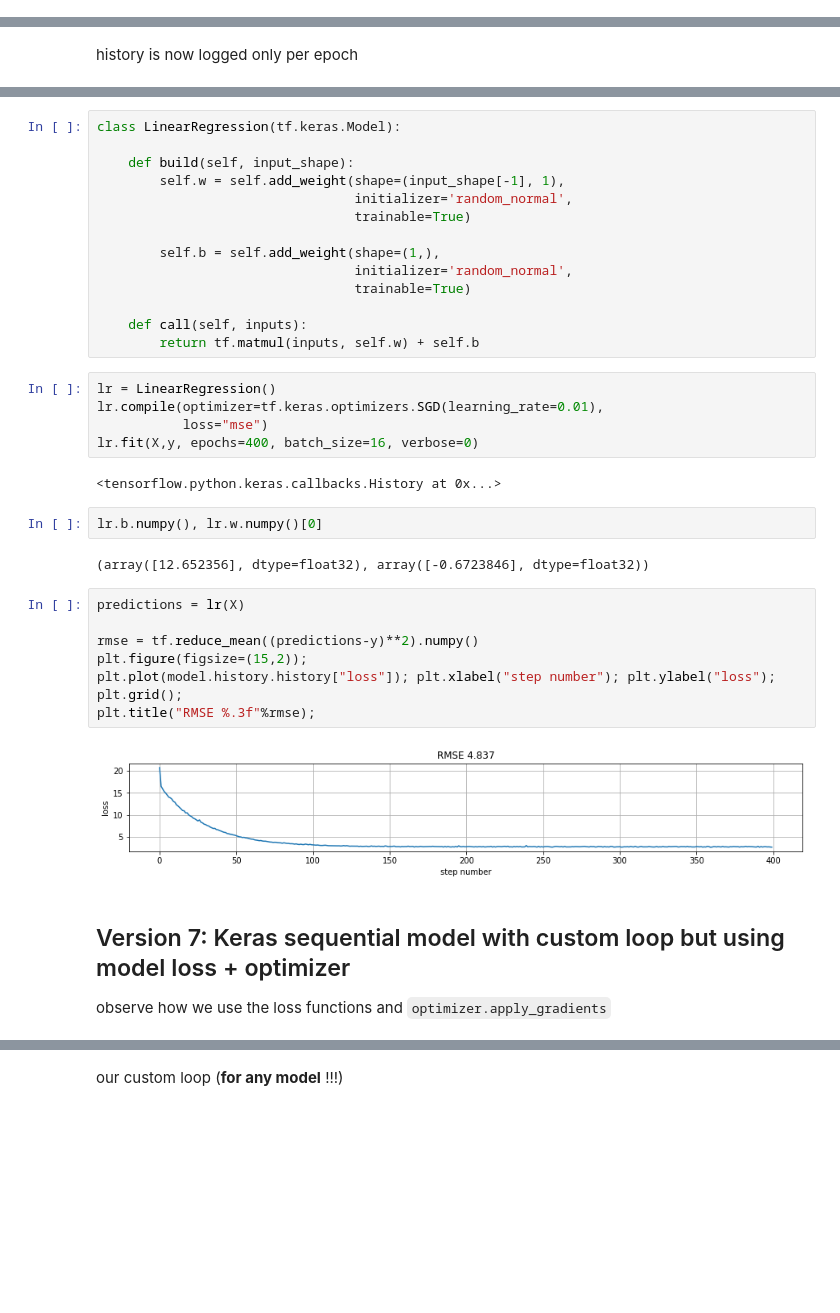
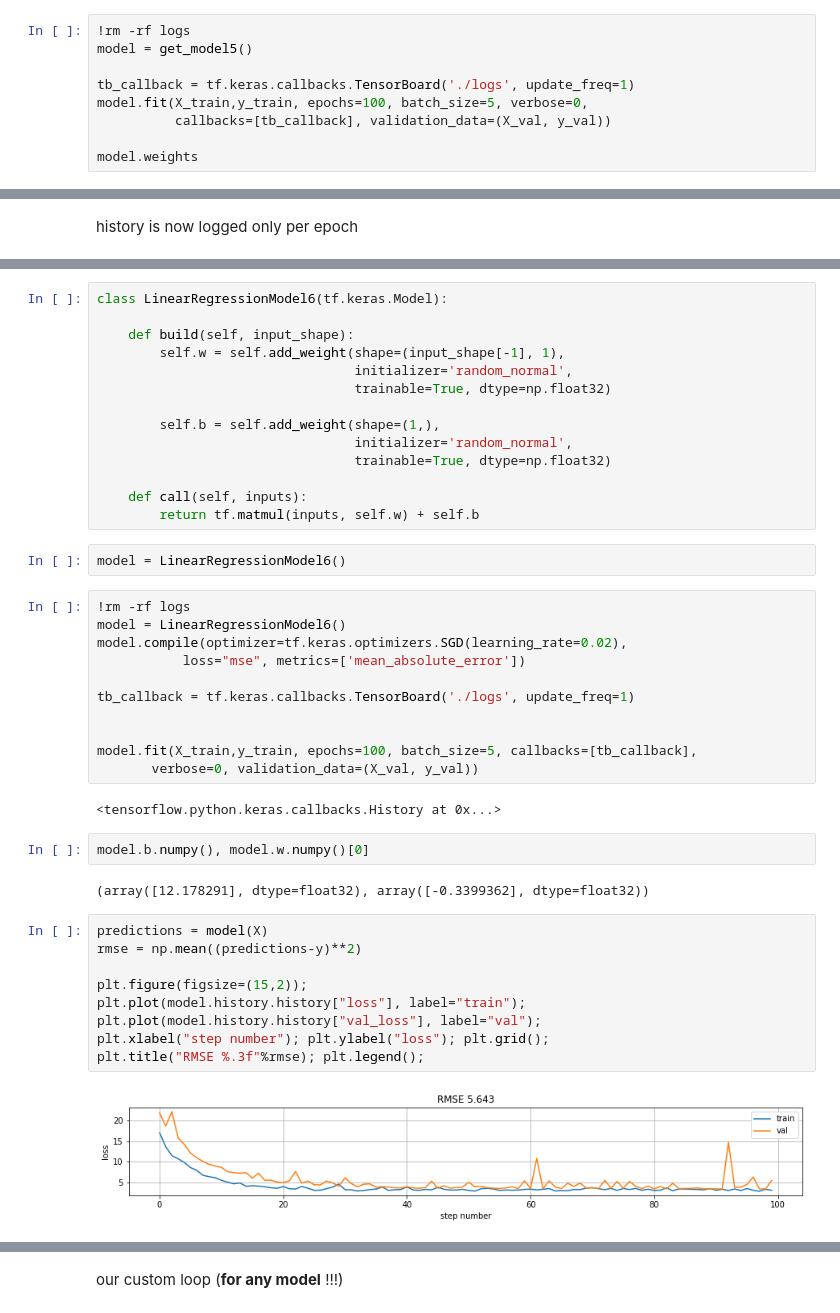
Before and after one commit to rramosp/2021.deeplearning, a Jupyter notebook: content/U3.02 - TF for symbolic computing.ipynb, the cells around one changed output, grey strips where cells are left out. Saved outputs shown, nothing was run; the diff lists cells and outputs as text; blank space fills up the shorter version.

```diff
--- a/content/U3.02 - TF for symbolic computing.ipynb
+++ b/content/U3.02 - TF for symbolic computing.ipynb
@@ -400,0 +410,9 @@ model.weights
+# %%
+!rm -rf logs
+model = get_model5()
+
+tb_callback = tf.keras.callbacks.TensorBoard('./logs', update_freq=1)
+model.fit(X_train,y_train, epochs=100, batch_size=5, verbose=0,
+          callbacks=[tb_callback], validation_data=(X_val, y_val))
+
+model.weights
@@ -414,38 +455,44 @@ plt.title("RMSE %.3f"%rmse);
 # %%
-class LinearRegression(tf.keras.Model):
+class LinearRegressionModel6(tf.keras.Model):
 
     def build(self, input_shape):
         self.w = self.add_weight(shape=(input_shape[-1], 1),
                                  initializer='random_normal',
-                                 trainable=True)
+                                 trainable=True, dtype=np.float32)
 
         self.b = self.add_weight(shape=(1,),
                                  initializer='random_normal',
-                                 trainable=True)
+                                 trainable=True, dtype=np.float32)
 
     def call(self, inputs):
         return tf.matmul(inputs, self.w) + self.b
-# %%
-lr = LinearRegression()
-lr.compile(optimizer=tf.keras.optimizers.SGD(learning_rate=0.01),
-           loss="mse")
-lr.fit(X,y, epochs=400, batch_size=16, verbose=0)
-# %% [output]
-<tensorflow.python.keras.callbacks.History at 0x...>
+# %%
+model = LinearRegressionModel6()
+# %%
+!rm -rf logs
+model = LinearRegressionModel6()
+model.compile(optimizer=tf.keras.optimizers.SGD(learning_rate=0.02),
+           loss="mse", metrics=['mean_absolute_error'])
+
+tb_callback = tf.keras.callbacks.TensorBoard('./logs', update_freq=1)
+
+
+model.fit(X_train,y_train, epochs=100, batch_size=5, callbacks=[tb_callback],
+       verbose=0, validation_data=(X_val, y_val))
+# %% [output]
+<tensorflow.python.keras.callbacks.History at 0x...>
 # %%
-lr.b.numpy(), lr.w.numpy()[0]
+model.b.numpy(), model.w.numpy()[0]
 # %% [output]
-(array([12.652356], dtype=float32), array([-0.6723846], dtype=float32))
+(array([12.178291], dtype=float32), array([-0.3399362], dtype=float32))
 # %%
-predictions = lr(X)
+predictions = model(X)
+rmse = np.mean((predictions-y)**2)
 
-rmse = tf.reduce_mean((predictions-y)**2).numpy()
 plt.figure(figsize=(15,2));
-plt.plot(model.history.history["loss"]); plt.xlabel("step number"); plt.ylabel("loss"); plt.grid();
-plt.title("RMSE %.3f"%rmse);
+plt.plot(model.history.history["loss"], label="train");
+plt.plot(model.history.history["val_loss"], label="val");
+plt.xlabel("step number"); plt.ylabel("loss"); plt.grid();
+plt.title("RMSE %.3f"%rmse); plt.legend();
 # %% [output]
-[figure, old version]
+[figure, new version]
-# %% [markdown]
-## Version 7: Keras sequential model with custom loop but using model loss + optimizer
-
-observe how we use the loss functions and `optimizer.apply_gradients`
```
Also changed, not shown: parts of 49 cells of this notebook.
